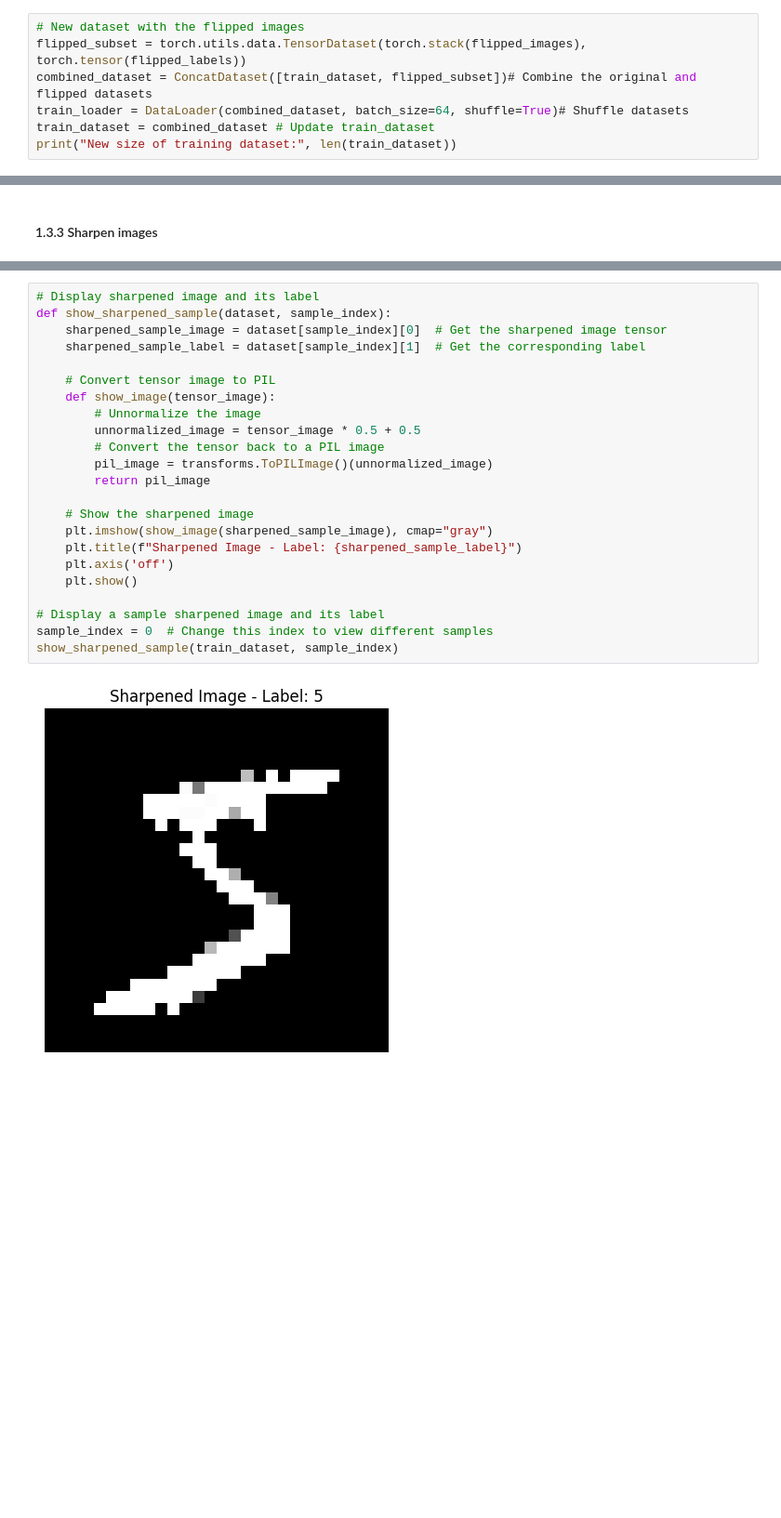
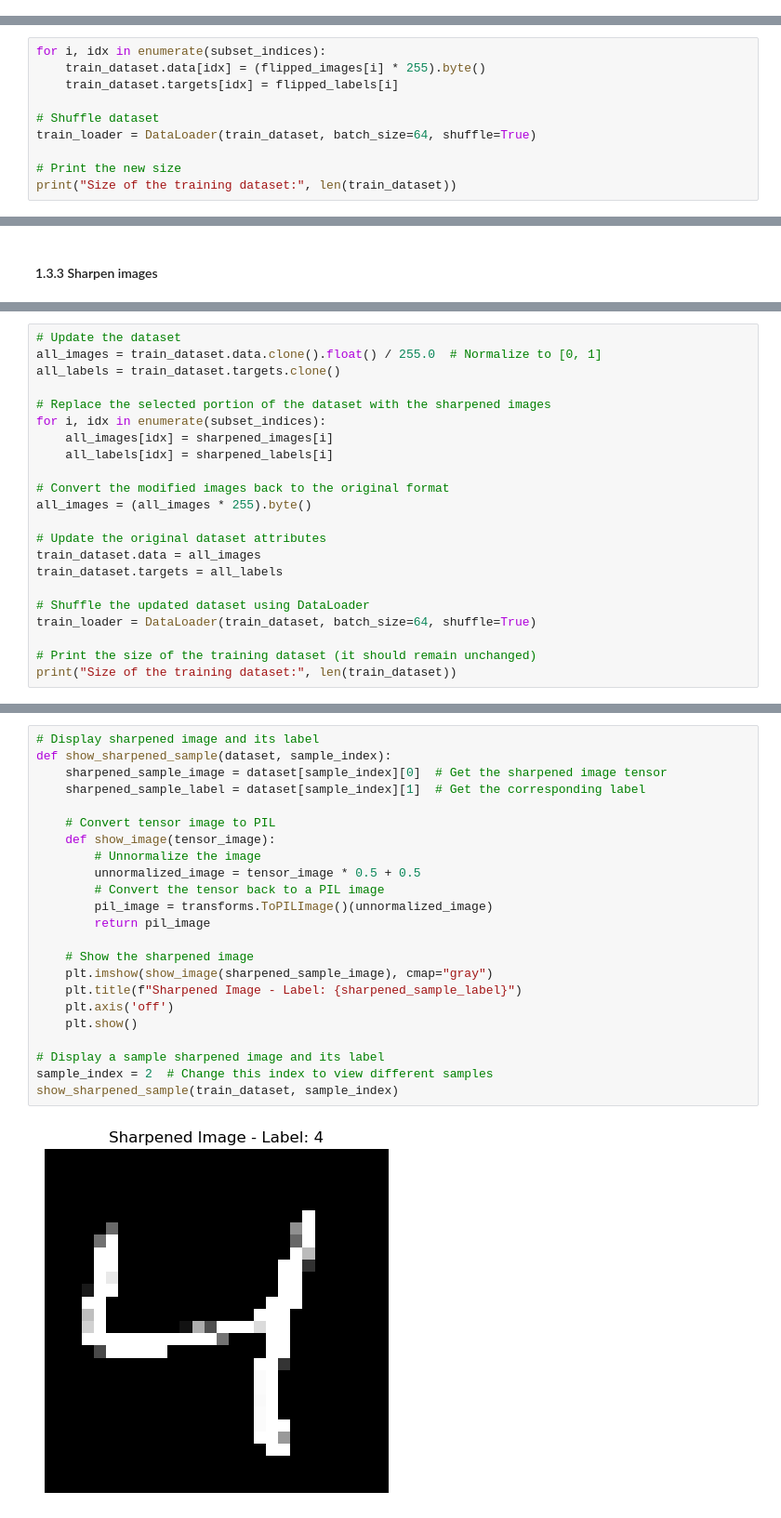
Before and after one commit to Team-Synapse-UoM/Custom-CNN-ImageClassification, a Jupyter notebook: data.ipynb, the cells around one changed output, grey strips where cells are left out. Shown at 93% size. Saved outputs shown, nothing was run; the diff lists cells and outputs as text; blank space fills up the shorter version.

```diff
--- a/data.ipynb
+++ b/data.ipynb
@@ -311,10 +311,3 @@ plt.show()
 [figure]
 # %% [markdown]
 #### 1.3.3 Update Training data
-# %%
-# New dataset with the flipped images
-flipped_subset = torch.utils.data.TensorDataset(torch.stack(flipped_images), torch.tensor(flipped_labels))
-combined_dataset = ConcatDataset([train_dataset, flipped_subset])# Combine the original and flipped datasets
-train_loader = DataLoader(combined_dataset, batch_size=64, shuffle=True)# Shuffle datasets
-train_dataset = combined_dataset # Update train_dataset
-print("New size of training dataset:", len(train_dataset))
@@ -322,0 +314,10 @@ New size of training dataset: 84000
+# %%
+for i, idx in enumerate(subset_indices):
+    train_dataset.data[idx] = (flipped_images[i] * 255).byte()
+    train_dataset.targets[idx] = flipped_labels[i]
+
+# Shuffle dataset
+train_loader = DataLoader(train_dataset, batch_size=64, shuffle=True)
+
+# Print the new size
+print("Size of the training dataset:", len(train_dataset))
@@ -374,0 +358,22 @@ Size of sharpened training dataset: 84000
+# %%
+# Update the dataset
+all_images = train_dataset.data.clone().float() / 255.0  # Normalize to [0, 1]
+all_labels = train_dataset.targets.clone()
+
+# Replace the selected portion of the dataset with the sharpened images
+for i, idx in enumerate(subset_indices):
+    all_images[idx] = sharpened_images[i]
+    all_labels[idx] = sharpened_labels[i]
+
+# Convert the modified images back to the original format
+all_images = (all_images * 255).byte()
+
+# Update the original dataset attributes
+train_dataset.data = all_images
+train_dataset.targets = all_labels
+
+# Shuffle the updated dataset using DataLoader
+train_loader = DataLoader(train_dataset, batch_size=64, shuffle=True)
+
+# Print the size of the training dataset (it should remain unchanged)
+print("Size of the training dataset:", len(train_dataset))
@@ -375,25 +384,25 @@ Size of sharpened training dataset: 84000
 # %%
 # Display sharpened image and its label
 def show_sharpened_sample(dataset, sample_index):
     sharpened_sample_image = dataset[sample_index][0]  # Get the sharpened image tensor
     sharpened_sample_label = dataset[sample_index][1]  # Get the corresponding label
 
     # Convert tensor image to PIL
     def show_image(tensor_image):
         # Unnormalize the image
         unnormalized_image = tensor_image * 0.5 + 0.5
         # Convert the tensor back to a PIL image
         pil_image = transforms.ToPILImage()(unnormalized_image)
         return pil_image
 
     # Show the sharpened image
     plt.imshow(show_image(sharpened_sample_image), cmap="gray")
     plt.title(f"Sharpened Image - Label: {sharpened_sample_label}")
     plt.axis('off')
     plt.show()
 
 # Display a sample sharpened image and its label
-sample_index = 0  # Change this index to view different samples
+sample_index = 2  # Change this index to view different samples
 show_sharpened_sample(train_dataset, sample_index)
 # %% [output]
-[figure, old version]
+[figure, new version]
```
Also changed, not shown: parts of 12 cells of this notebook.
